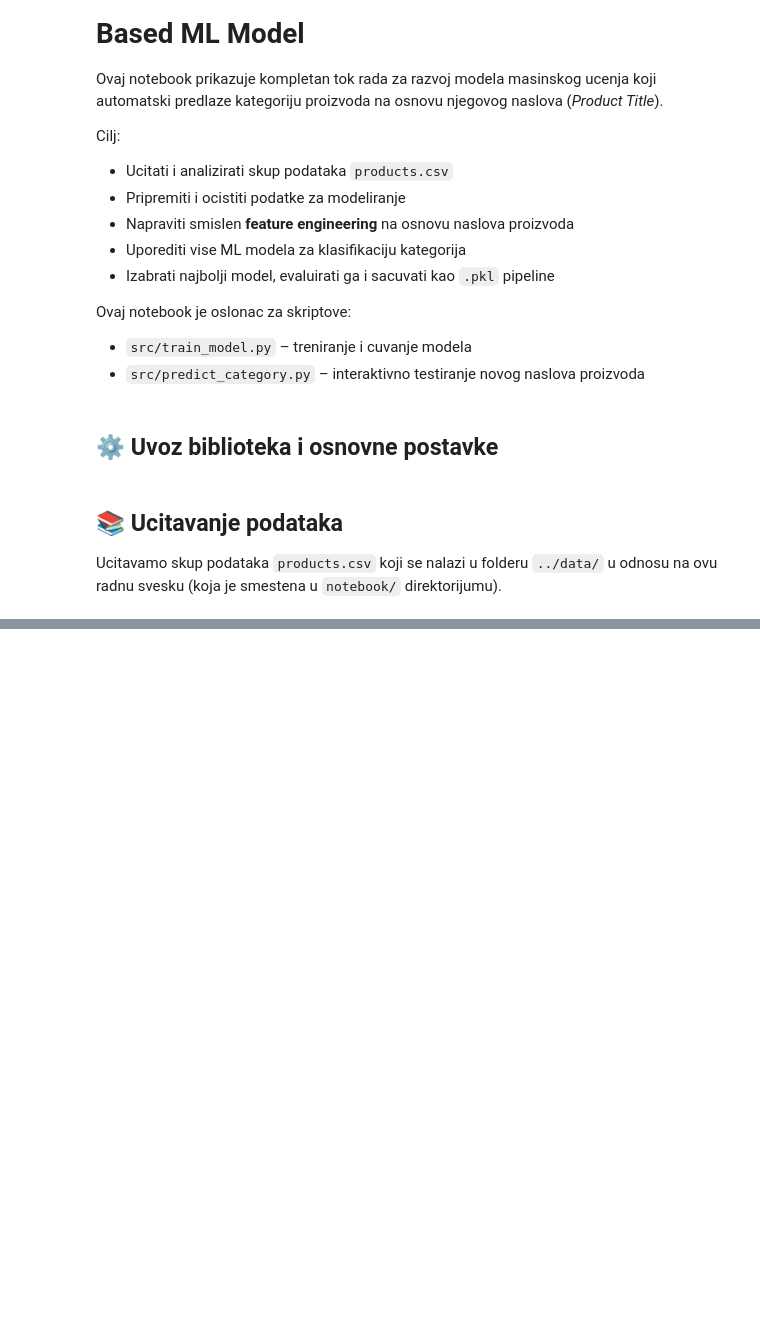
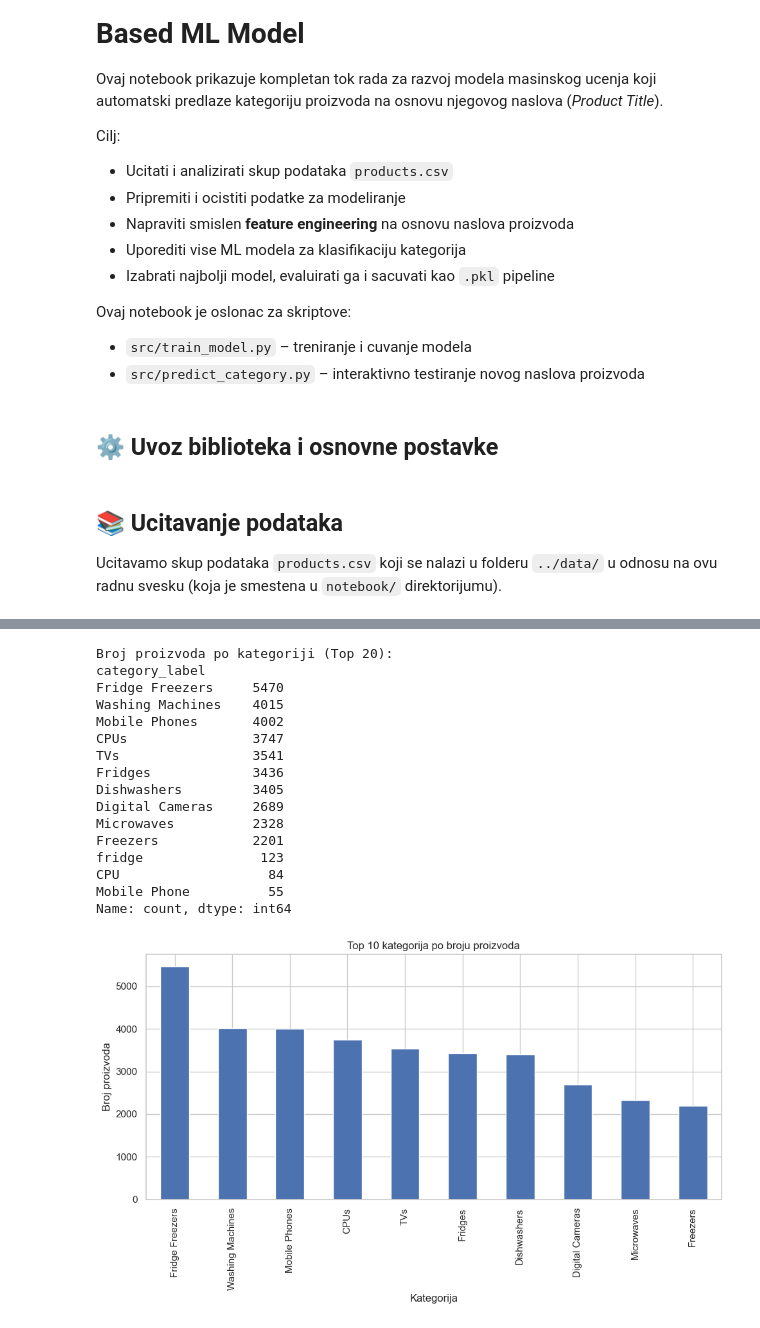
Before and after one commit to DennisForge/ml-product-category-classifier, a Jupyter notebook: notebook/product_category_analysis.ipynb, the cells around one changed output, grey strips where cells are left out. Cells and saved outputs as stored; diff of their text form; code cells hidden in the pictures; blank space fills up the shorter version.

Commit message:
Add data cleaning, feature engineering, and category analysis sections

```diff
--- a/notebook/product_category_analysis.ipynb
+++ b/notebook/product_category_analysis.ipynb
@@ -69,0 +153,9 @@ print(df_raw.isna().sum())
+# %%
+# Drop redova bez naslova ili kategorije
+before_rows = df.shape[0]
+
+df = df.dropna(subset=["product_title", "category_label"])
+
+after_rows = df.shape[0]
+print(f"Uklonjeno redova bez naslova ili kategorije: {before_rows - after_rows}")
+print("Nove dimenzije skupa:", df.shape)
@@ -69,0 +167,17 @@ print(df_raw.isna().sum())
+# %%
+# Popunjavanje numerickih kolona median vrednostima
+if "number_of_views" in df.columns:
+    df["number_of_views"] = df["number_of_views"].fillna(df["number_of_views"].median())
+
+if "merchant_rating" in df.columns:
+    df["merchant_rating"] = df["merchant_rating"].fillna(df["merchant_rating"].median())
+
+# Pretvaranje listing_date u datetime
+if "listing_date" in df.columns:
+    df["listing_date"] = pd.to_datetime(df["listing_date"], errors="coerce")
+    # Nedostajuce datume popunimo najcescim (mode)
+    if df["listing_date"].isna().sum() > 0:
+        most_common_date = df["listing_date"].mode()[0]
+        df["listing_date"] = df["listing_date"].fillna(most_common_date)
+
+df.info()
@@ -69,0 +206,31 @@ print(df_raw.isna().sum())
+# %%
+category_counts = df["category_label"].value_counts().sort_values(ascending=False)
+
+print("Broj proizvoda po kategoriji (Top 20):")
+print(category_counts.head(20))
+
+plt.figure(figsize=(10, 6))
+category_counts.head(10).plot(kind="bar")
+plt.title("Top 10 kategorija po broju proizvoda")
+plt.xlabel("Kategorija")
+plt.ylabel("Broj proizvoda")
+plt.tight_layout()
+plt.show()
+# %% [output]
+Broj proizvoda po kategoriji (Top 20):
+category_label
+Fridge Freezers     5470
+Washing Machines    4015
+Mobile Phones       4002
+CPUs                3747
+TVs                 3541
+Fridges             3436
+Dishwashers         3405
+Digital Cameras     2689
+Microwaves          2328
+Freezers            2201
+fridge               123
+CPU                   84
+Mobile Phone          55
+Name: count, dtype: int64
+[figure, added]
```
Also changed, not shown: parts of 11 cells of this notebook.
